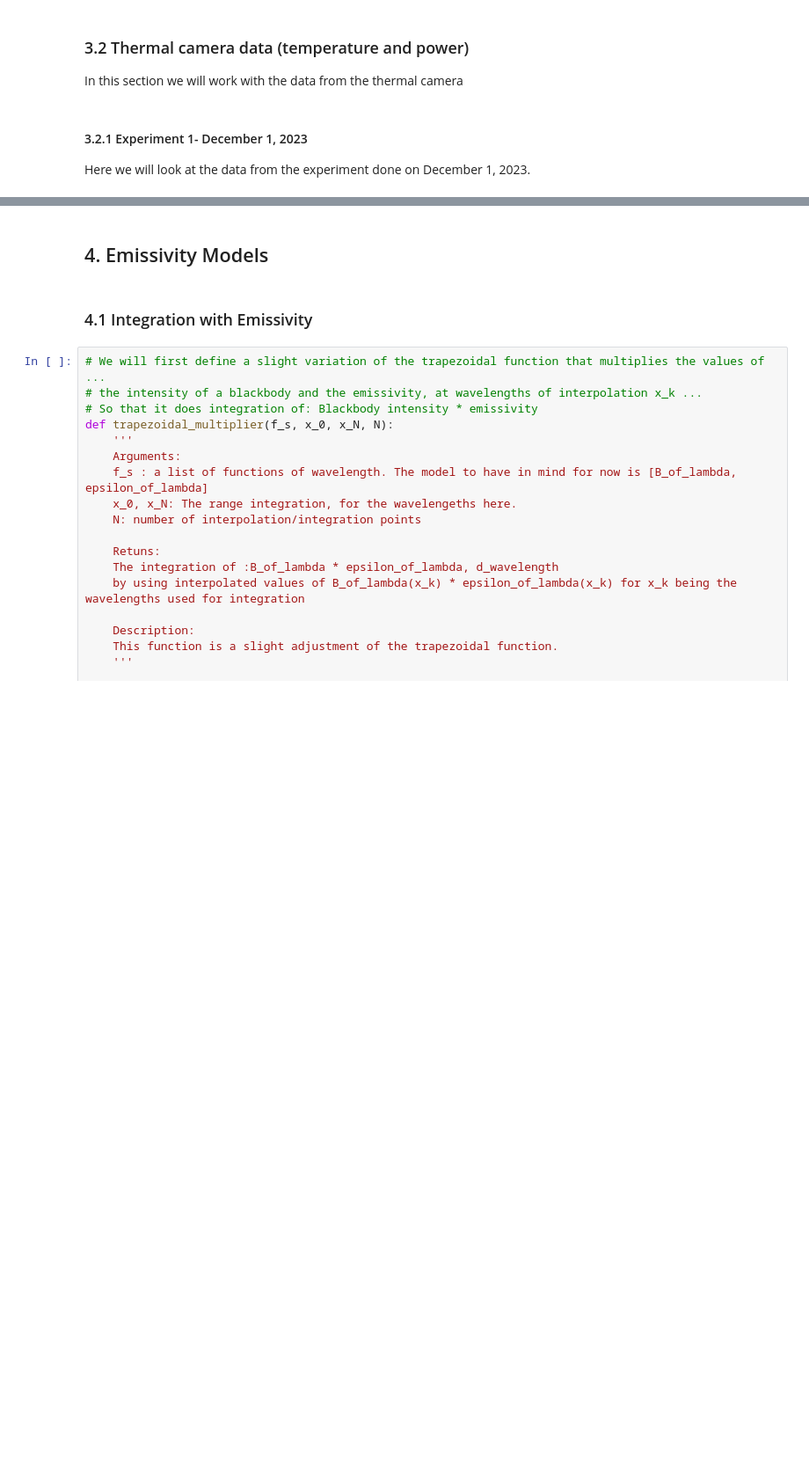
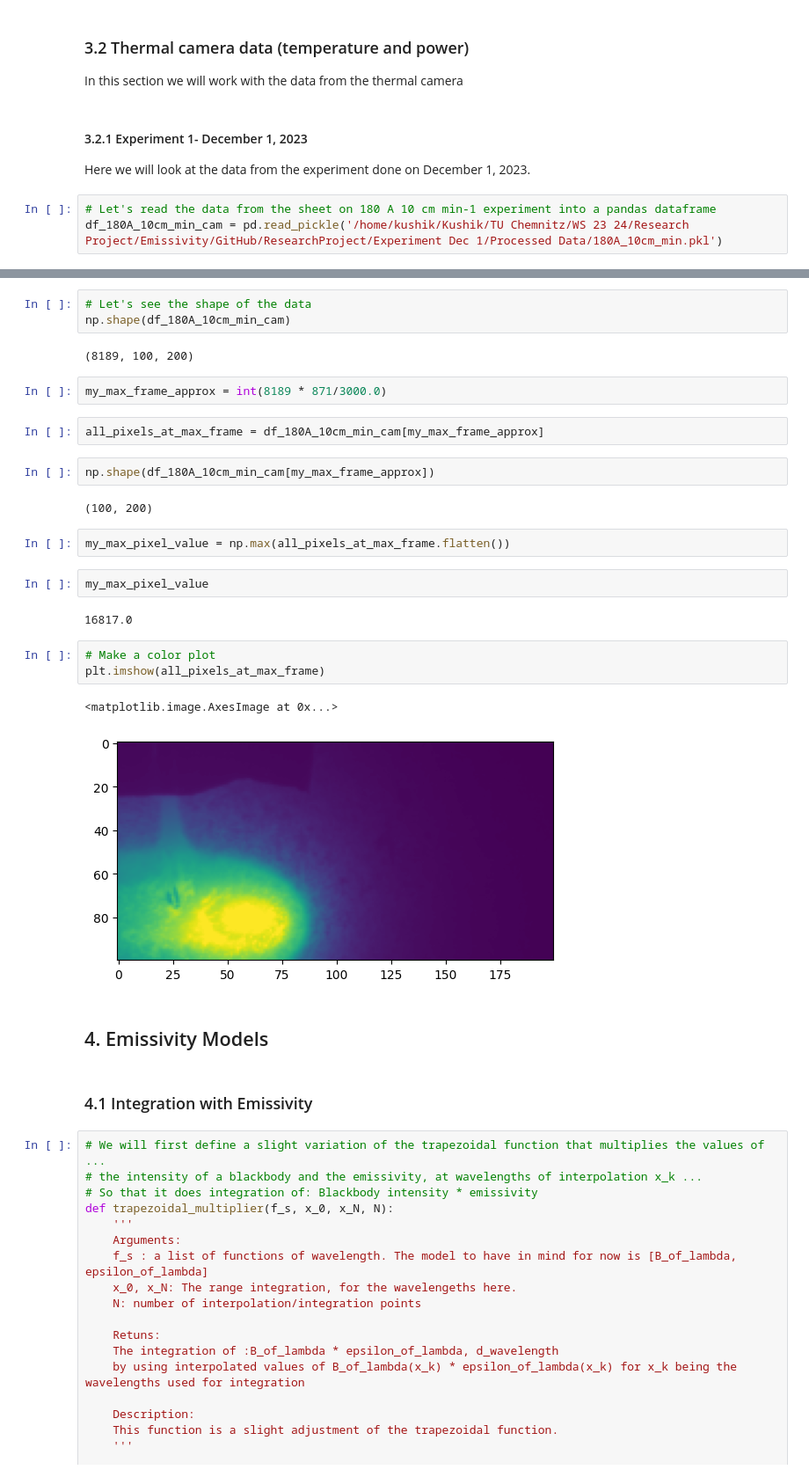
Before and after one commit to KaushalTimilsina/ResearchProject, a Jupyter notebook: Integration.ipynb, the cells around one changed output, grey strips where cells are left out. Shown: that part at 88% size. Cells and saved outputs as stored; diff of their text form; blank space fills up the shorter version.

```diff
--- a/Integration.ipynb
+++ b/Integration.ipynb
@@ -807,3 +914,6 @@ In this section we will work with the data from the thermal camera
 # %% [markdown]
 #### 3.2.1 Experiment 1- December 1, 2023
 Here we will look at the data from the experiment done on December 1, 2023.
+# %%
+# Let's read the data from the sheet on 180 A 10 cm min-1 experiment into a pandas dataframe
+df_180A_10cm_min_cam = pd.read_pickle('/home/kushik/Kushik/TU Chemnitz/WS 23 24/Research Project/Emissivity/GitHub/ResearchProject/Experiment Dec 1/Processed Data/180A_10cm_min.pkl')
@@ -810,3 +941,28 @@ Here we will look at the data from the experiment done on December 1, 2023.
+# %%
+# Let's see the shape of the data
+np.shape(df_180A_10cm_min_cam)
+# %% [output]
+(8189, 100, 200)
+# %%
+my_max_frame_approx = int(8189 * 871/3000.0)
+# %%
+all_pixels_at_max_frame = df_180A_10cm_min_cam[my_max_frame_approx]
+# %%
+np.shape(df_180A_10cm_min_cam[my_max_frame_approx])
+# %% [output]
+(100, 200)
+# %%
+my_max_pixel_value = np.max(all_pixels_at_max_frame.flatten())
+# %%
+my_max_pixel_value
+# %% [output]
+16817.0
+# %%
+# Make a color plot
+plt.imshow(all_pixels_at_max_frame)
+# %% [output]
+<matplotlib.image.AxesImage at 0x...>
+[figure, added]
 # %% [markdown]
 ## 4. Emissivity Models
 # %% [markdown]
```
Also changed, not shown: parts of 21 cells of this notebook, 1 other file.
